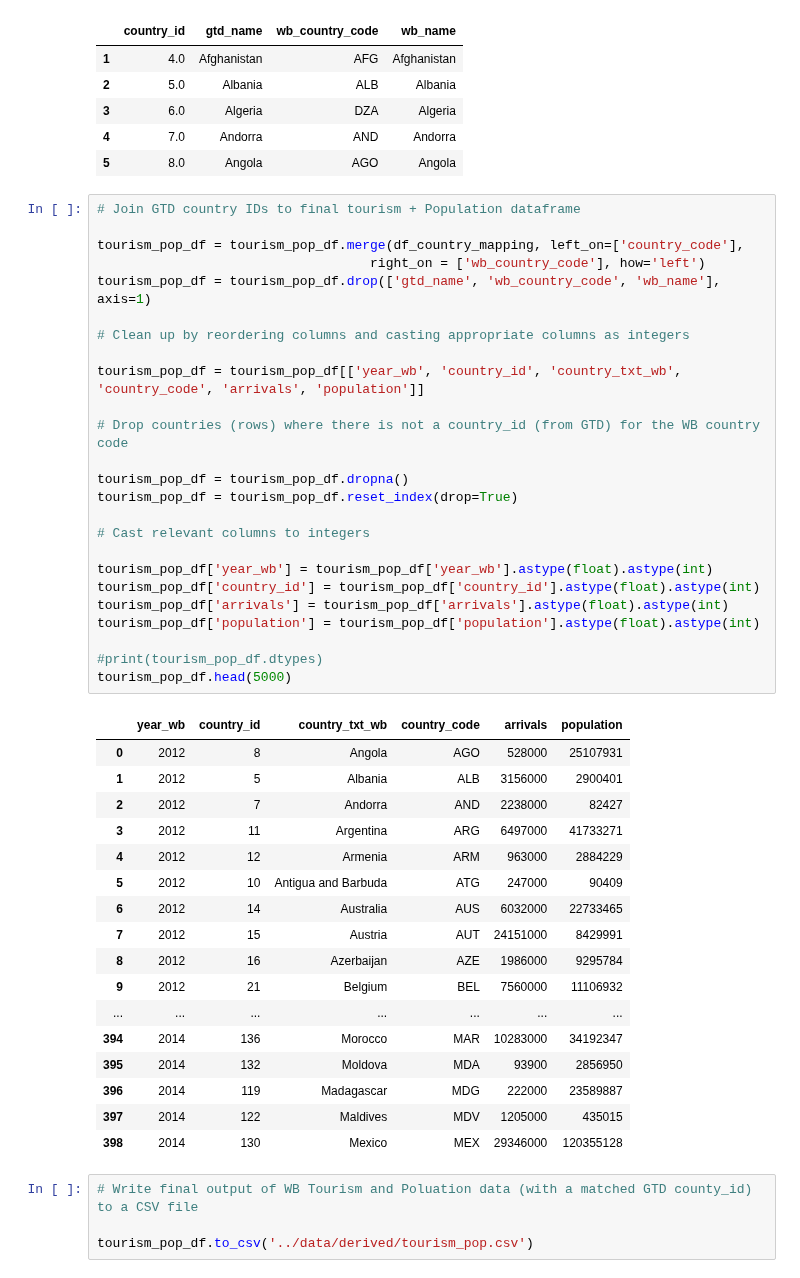
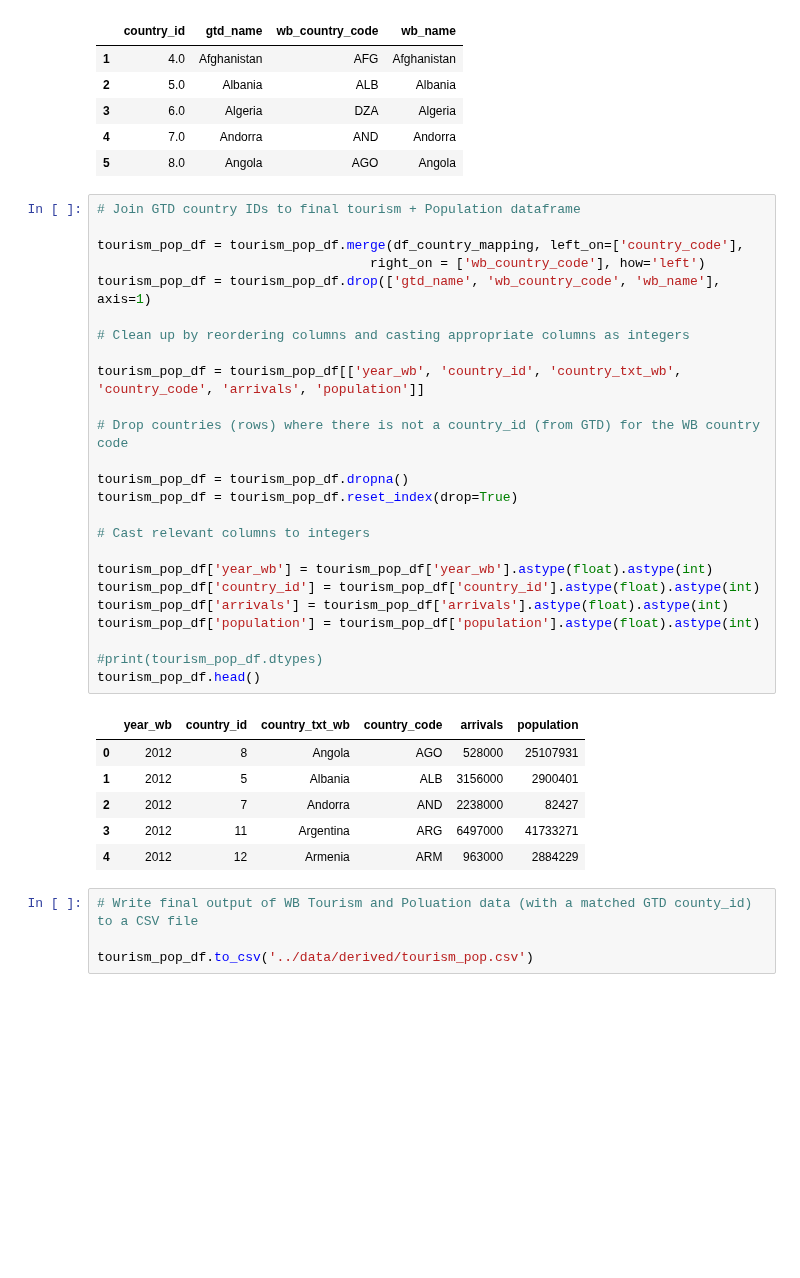
Before and after one commit to brooke-l-hawkins/milestone-i-project, a Jupyter notebook: code/tourism_pop.ipynb, the cells around one changed output. Cells and saved outputs as stored; diff of their text form; blank space fills up the shorter version.

```diff
--- a/code/tourism_pop.ipynb
+++ b/code/tourism_pop.ipynb
@@ -199,45 +145,34 @@ df_country_mapping.head()
 # Join GTD country IDs to final tourism + Population dataframe
 
 tourism_pop_df = tourism_pop_df.merge(df_country_mapping, left_on=['country_code'],
                                    right_on = ['wb_country_code'], how='left')
 tourism_pop_df = tourism_pop_df.drop(['gtd_name', 'wb_country_code', 'wb_name'], axis=1)
 
 # Clean up by reordering columns and casting appropriate columns as integers
 
 tourism_pop_df = tourism_pop_df[['year_wb', 'country_id', 'country_txt_wb', 'country_code', 'arrivals', 'population']]
 
 # Drop countries (rows) where there is not a country_id (from GTD) for the WB country code
 
 tourism_pop_df = tourism_pop_df.dropna()
 tourism_pop_df = tourism_pop_df.reset_index(drop=True)
 
 # Cast relevant columns to integers
 
 tourism_pop_df['year_wb'] = tourism_pop_df['year_wb'].astype(float).astype(int)
 tourism_pop_df['country_id'] = tourism_pop_df['country_id'].astype(float).astype(int)
 tourism_pop_df['arrivals'] = tourism_pop_df['arrivals'].astype(float).astype(int)
 tourism_pop_df['population'] = tourism_pop_df['population'].astype(float).astype(int)
 
 #print(tourism_pop_df.dtypes)
-tourism_pop_df.head(5000)
+tourism_pop_df.head()
 # %% [output]
 |  | year_wb | country_id | country_txt_wb | country_code | arrivals | population |
 | 0 | 2012 | 8 | Angola | AGO | 528000 | 25107931 |
 | 1 | 2012 | 5 | Albania | ALB | 3156000 | 2900401 |
 | 2 | 2012 | 7 | Andorra | AND | 2238000 | 82427 |
 | 3 | 2012 | 11 | Argentina | ARG | 6497000 | 41733271 |
 | 4 | 2012 | 12 | Armenia | ARM | 963000 | 2884229 |
-| 5 | 2012 | 10 | Antigua and Barbuda | ATG | 247000 | 90409 |
-| 6 | 2012 | 14 | Australia | AUS | 6032000 | 22733465 |
-| 7 | 2012 | 15 | Austria | AUT | 24151000 | 8429991 |
-| 8 | 2012 | 16 | Azerbaijan | AZE | 1986000 | 9295784 |
-| 9 | 2012 | 21 | Belgium | BEL | 7560000 | 11106932 |
-| ... | ... | ... | ... | ... | ... | ... |
-| 394 | 2014 | 136 | Morocco | MAR | 10283000 | 34192347 |
-| 395 | 2014 | 132 | Moldova | MDA | 93900 | 2856950 |
-| 396 | 2014 | 119 | Madagascar | MDG | 222000 | 23589887 |
-| 397 | 2014 | 122 | Maldives | MDV | 1205000 | 435015 |
-| 398 | 2014 | 130 | Mexico | MEX | 29346000 | 120355128 |
 # %%
 # Write final output of WB Tourism and Poluation data (with a matched GTD county_id) to a CSV file
 
```
Also changed, not shown: parts of 3 cells of this notebook.
